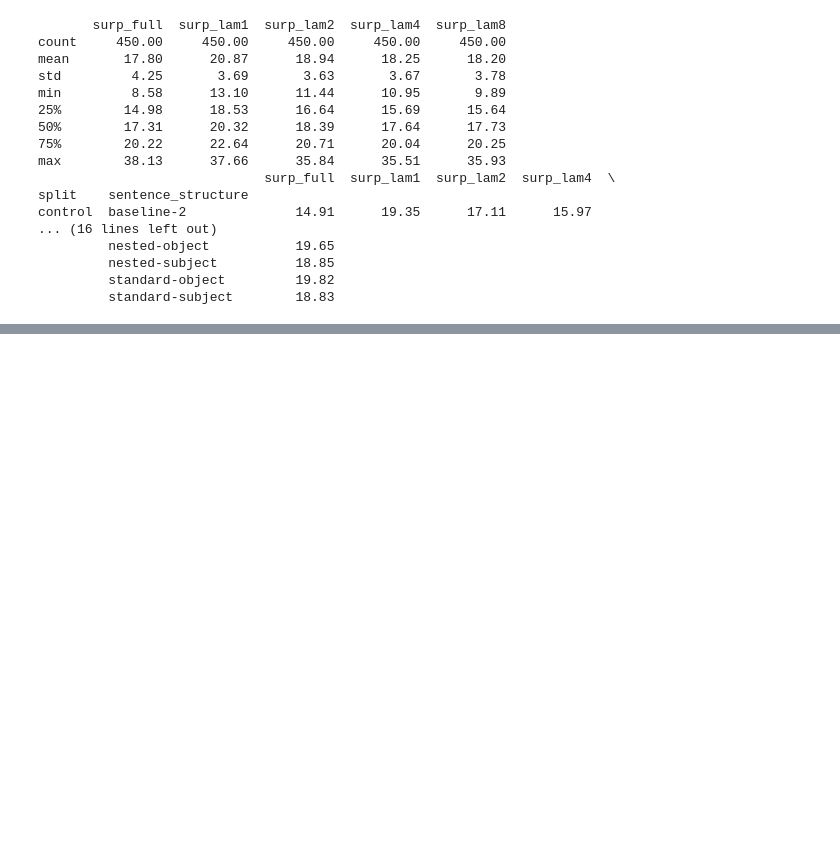
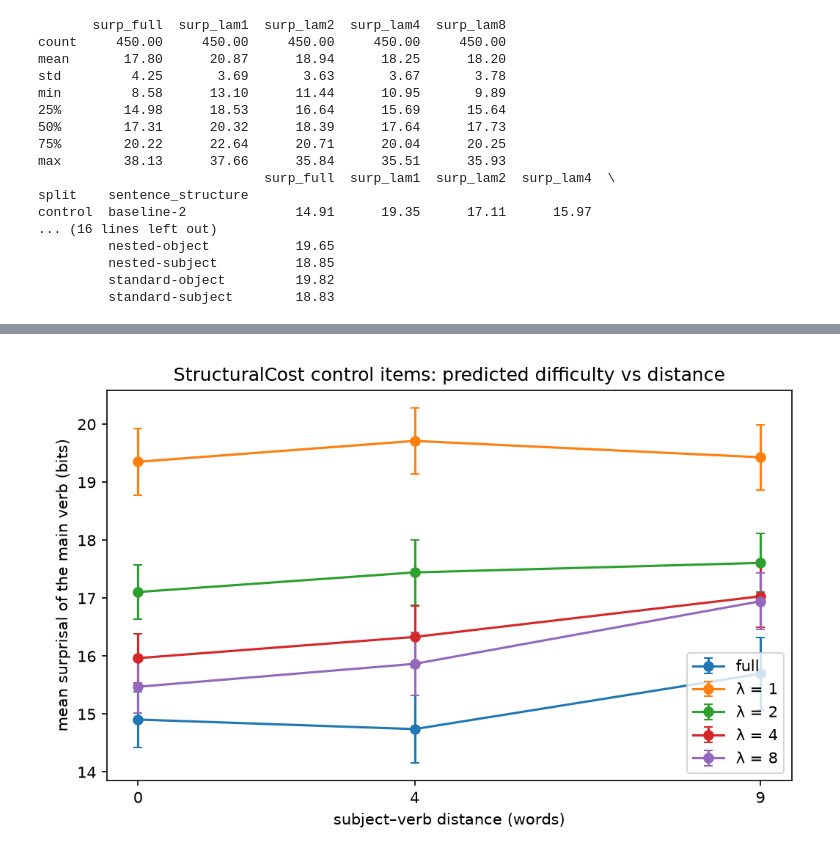
Before and after one commit to sara-graca/lossy-context-surprisal, a Jupyter notebook: notebooks/sc_setup.ipynb, the cells around one changed output, grey strips where cells are left out. Cells and saved outputs as stored; diff of their text form; code cells hidden in the pictures; blank space fills up the shorter version.

Commit message:
Surprisal with distance

```diff
--- a/notebooks/sc_setup.ipynb
+++ b/notebooks/sc_setup.ipynb
@@ -68,3 +78,5 @@ print(f"{len(sc_surp)} verbs in {time.time() - t0:.0f} s")
+# %%
+sc_surp = pd.read_csv("../results/sc_surp.csv")
 # %%
 cols = ["surp_full"] + [f"surp_lam{lam}" for lam in LAMS]
 print(sc_surp[cols].describe().round(2))
@@ -89,0 +118,8 @@ control  baseline-2              14.91      19.35      17.11      15.97
+# %%
+ctrl = sc_surp[sc_surp["split"] == "control"]
+means = ctrl.groupby("dep_length")[cols].mean()
+sems = ctrl.groupby("dep_length")[cols].sem()      # standard error: how precise each mean is
+
+print(means.round(2))
+print("\nchange from distance 0 to 9:")
+print((means.loc[9] - means.loc[0]).round(2))
@@ -89,0 +140,19 @@ control  baseline-2              14.91      19.35      17.11      15.97
+# %%
+labels = {"surp_full": "full"} | {f"surp_lam{lam}": f"λ = {lam}" for lam in LAMS}
+
+fig, ax = plt.subplots(figsize=(7, 4.5))
+for c in cols:
+    ax.errorbar(means.index, means[c], yerr=sems[c], marker="o", capsize=3, label=labels[c])
+ax.set_xticks([0, 4, 9])
+ax.set_xlabel("subject–verb distance (words)")
+ax.set_ylabel("mean surprisal of the main verb (bits)")
+ax.set_title("StructuralCost control items: predicted difficulty vs distance")
+ax.legend()
+plt.tight_layout()
+
+plt.savefig("../figures/sc_control_distance.pdf")
+plt.savefig("../figures/sc_control_distance.png", dpi=150)
+plt.close(fig)
+Image("../figures/sc_control_distance.png")
+# %% [output]
+[figure, added]
```
Also changed, not shown: parts of 5 cells of this notebook, 2 other files.
